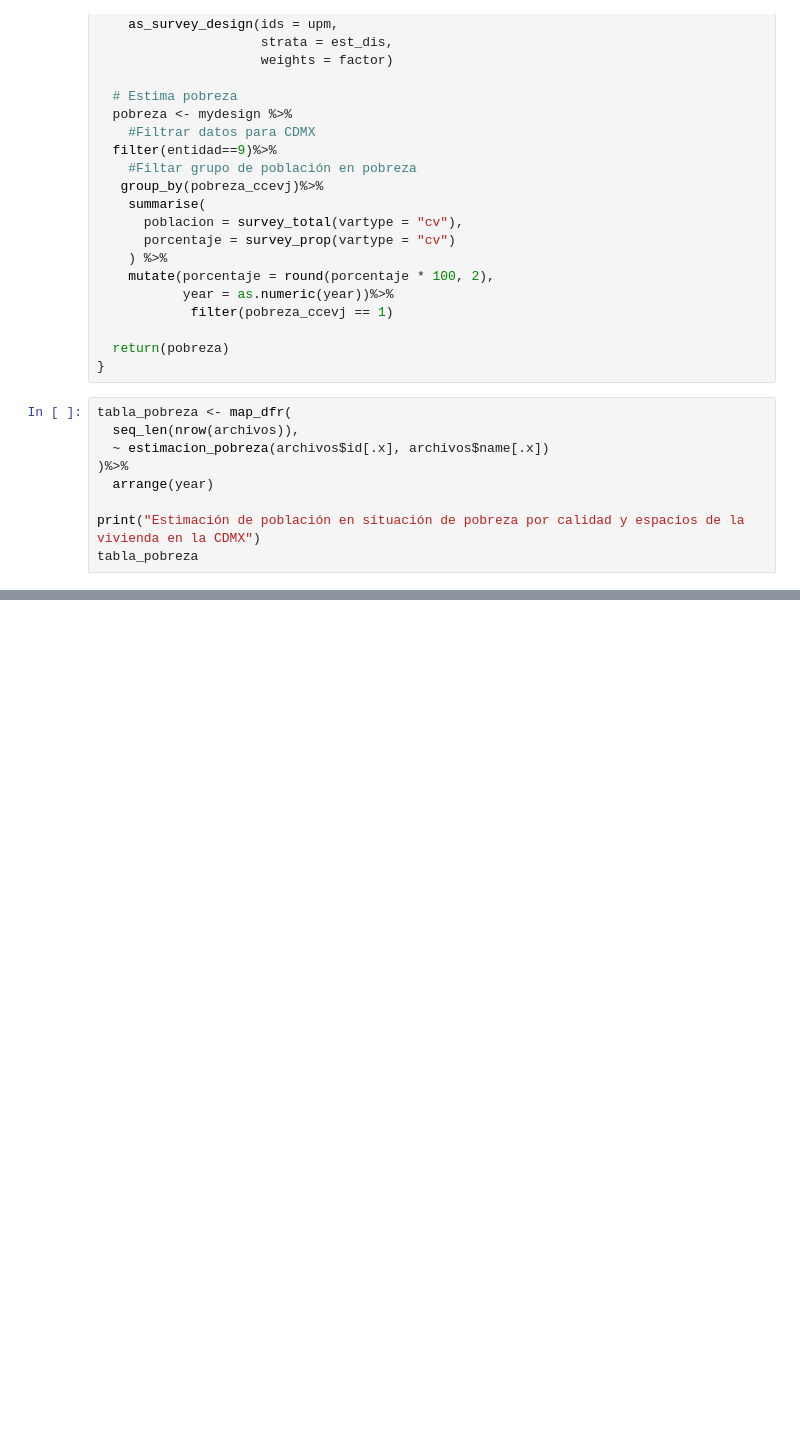
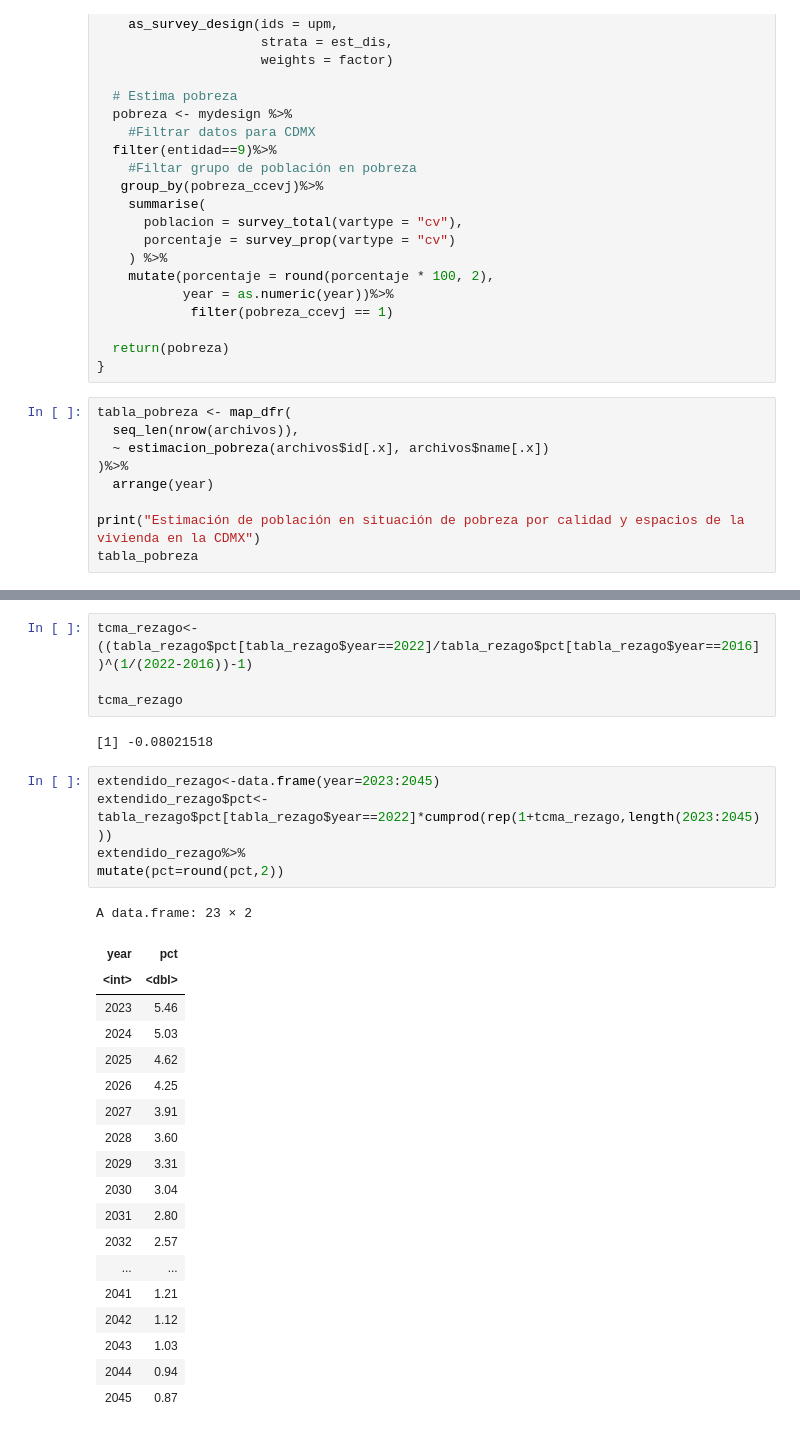
Before and after one commit to cpyp-ipdp/pgd_cdmx, a Jupyter notebook: indicadores/vivienda/indicadores_vivienda_pgd.ipynb, the cells around one changed output, grey strips where cells are left out. Cells and saved outputs as stored; diff of their text form; blank space fills up the shorter version.

```diff
--- a/indicadores/vivienda/indicadores_vivienda_pgd.ipynb
+++ b/indicadores/vivienda/indicadores_vivienda_pgd.ipynb
@@ -521,0 +817,31 @@ tabla_pobreza
+# %%
+tcma_rezago<-((tabla_rezago$pct[tabla_rezago$year==2022]/tabla_rezago$pct[tabla_rezago$year==2016])^(1/(2022-2016))-1)
+
+tcma_rezago
+# %% [output]
+[1] -0.08021518
+# %%
+extendido_rezago<-data.frame(year=2023:2045)
+extendido_rezago$pct<-tabla_rezago$pct[tabla_rezago$year==2022]*cumprod(rep(1+tcma_rezago,length(2023:2045)))
+extendido_rezago%>%
+mutate(pct=round(pct,2))
+# %% [output]
+A data.frame: 23 × 2
+| year | pct |
+| <int> | <dbl> |
+| 2023 | 5.46 |
+| 2024 | 5.03 |
+| 2025 | 4.62 |
+| 2026 | 4.25 |
+| 2027 | 3.91 |
+| 2028 | 3.60 |
+| 2029 | 3.31 |
+| 2030 | 3.04 |
+| 2031 | 2.80 |
+| 2032 | 2.57 |
+| ... | ... |
+| 2041 | 1.21 |
+| 2042 | 1.12 |
+| 2043 | 1.03 |
+| 2044 | 0.94 |
+| 2045 | 0.87 |
```
Also changed, not shown: parts of 14 cells of this notebook, 1 other file.
